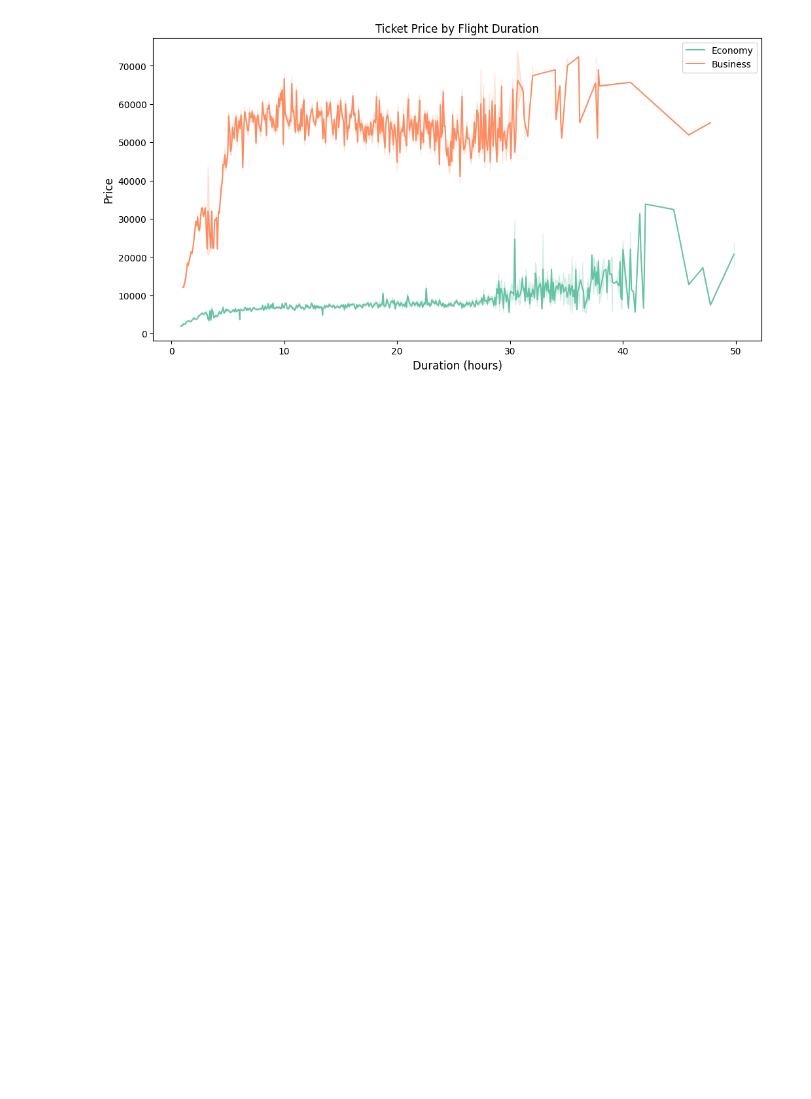
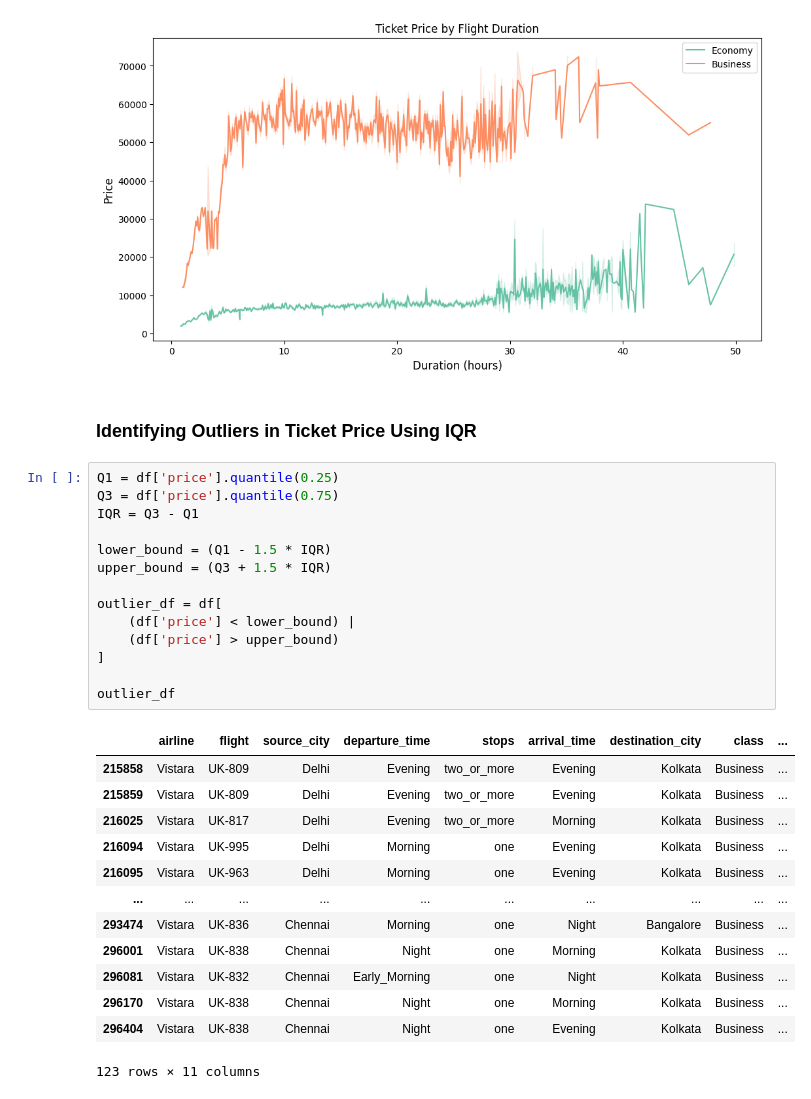
Before and after one commit to hatarakris/Data-Projects, a Jupyter notebook: airlines.ipynb, the cells around one changed output. Drawn from its saved outputs; the diff is of its cells as text; blank space fills up the shorter version.

```diff
--- a/airlines.ipynb
+++ b/airlines.ipynb
@@ -245,3 +245,33 @@ plt.ylabel('Price', fontsize=12)
 plt.show()
 # %% [output]
 [figure]
+# %% [markdown]
+### Identifying Outliers in Ticket Price Using IQR
+# %%
+Q1 = df['price'].quantile(0.25)
+Q3 = df['price'].quantile(0.75)
+IQR = Q3 - Q1
+
+lower_bound = (Q1 - 1.5 * IQR)
+upper_bound = (Q3 + 1.5 * IQR)
+
+outlier_df = df[
+    (df['price'] < lower_bound) |
+    (df['price'] > upper_bound)
+]
+
+outlier_df
+# %% [output]
+|  | airline | flight | source_city | departure_time | stops | arrival_time | destination_city | class | ... |
+| 215858 | Vistara | UK-809 | Delhi | Evening | two_or_more | Evening | Kolkata | Business | ... |
+| 215859 | Vistara | UK-809 | Delhi | Evening | two_or_more | Evening | Kolkata | Business | ... |
+| 216025 | Vistara | UK-817 | Delhi | Evening | two_or_more | Morning | Kolkata | Business | ... |
+| 216094 | Vistara | UK-995 | Delhi | Morning | one | Evening | Kolkata | Business | ... |
+| 216095 | Vistara | UK-963 | Delhi | Morning | one | Evening | Kolkata | Business | ... |
+| ... | ... | ... | ... | ... | ... | ... | ... | ... | ... |
+| 293474 | Vistara | UK-836 | Chennai | Morning | one | Night | Bangalore | Business | ... |
+| 296001 | Vistara | UK-838 | Chennai | Night | one | Morning | Kolkata | Business | ... |
+| 296081 | Vistara | UK-832 | Chennai | Early_Morning | one | Night | Kolkata | Business | ... |
+| 296170 | Vistara | UK-838 | Chennai | Night | one | Morning | Kolkata | Business | ... |
+| 296404 | Vistara | UK-838 | Chennai | Night | one | Evening | Kolkata | Business | ... |
+123 rows × 11 columns
```
Also changed, not shown: parts of 2 cells of this notebook.
